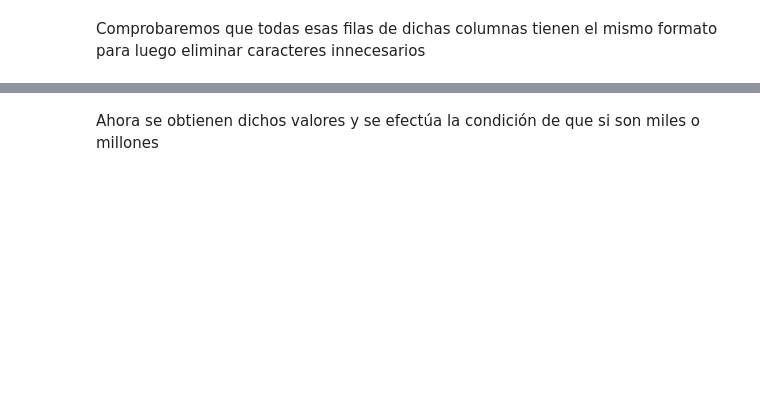
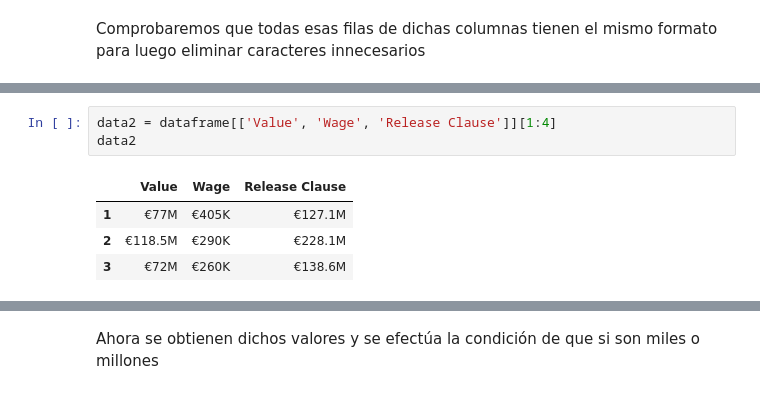
Before and after one commit to GAPPLabs/DataScienceProject, a Jupyter notebook: Proyecto.ipynb, the cells around one changed output, grey strips where cells are left out. Drawn from its saved outputs; the diff is of its cells as text; blank space fills up the shorter version.

```diff
--- a/Proyecto.ipynb
+++ b/Proyecto.ipynb
@@ -386,0 +421,8 @@ True
+# %%
+data2 = dataframe[['Value', 'Wage', 'Release Clause']][1:4]
+data2
+# %% [output]
+|  | Value | Wage | Release Clause |
+| 1 | €77M | €405K | €127.1M |
+| 2 | €118.5M | €290K | €228.1M |
+| 3 | €72M | €260K | €138.6M |
```
Also changed, not shown: parts of 19 cells of this notebook.
